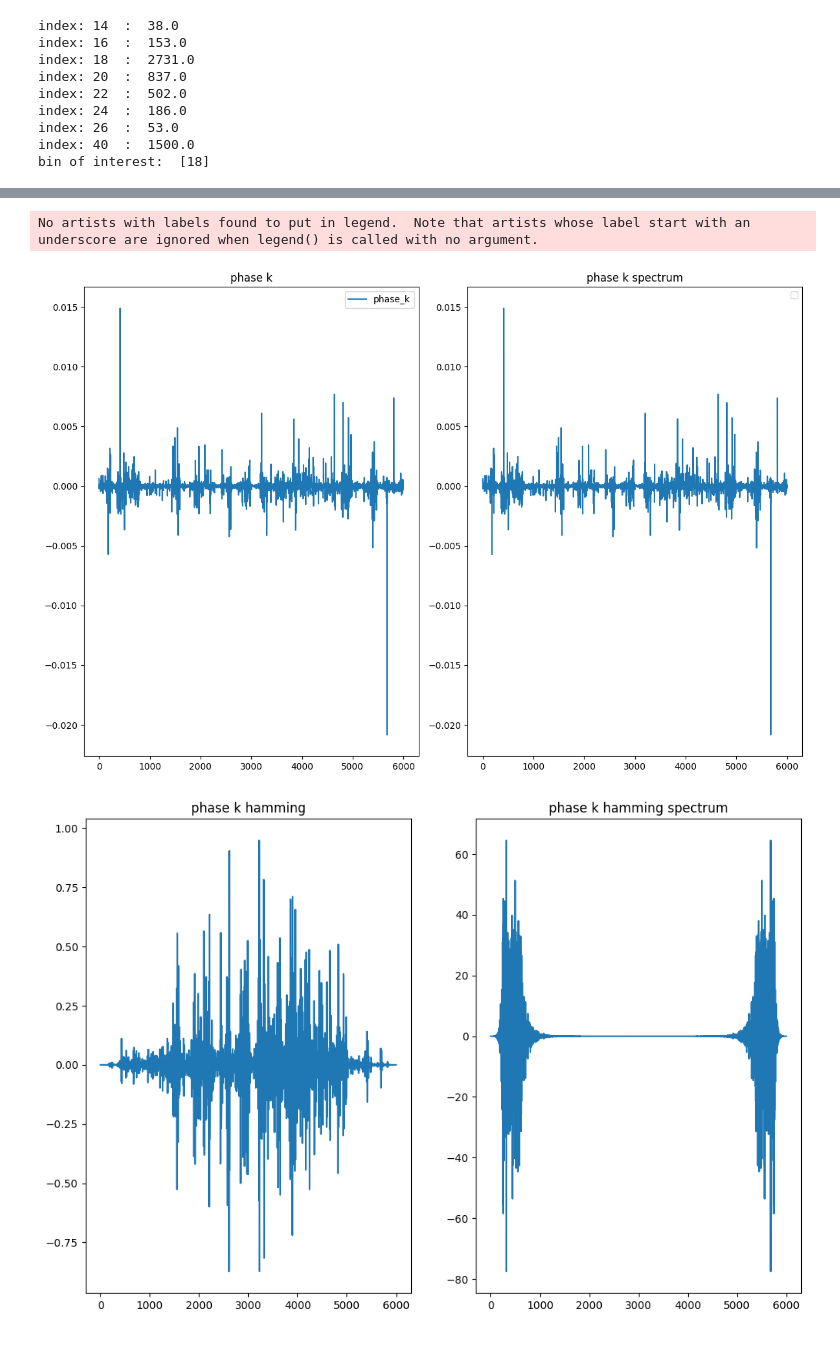
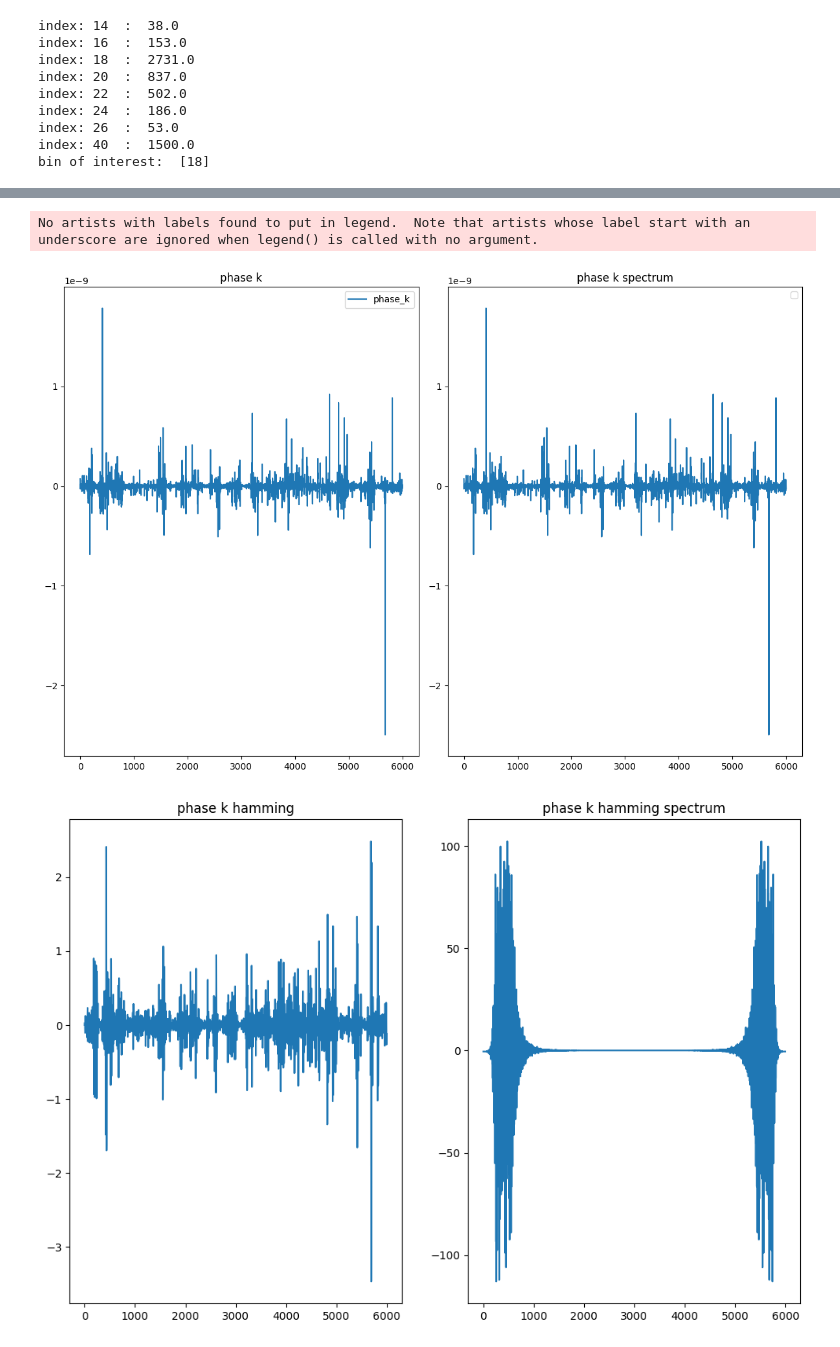
Before and after one commit to tqdinh/gensignal, a Jupyter notebook: EXTRACT_VITAL_SIGNAL_IN_FMCW_RADAR_9.ipynb, the cells around one changed output, grey strips where cells are left out. Cells and saved outputs as stored; diff of their text form; code cells hidden in the pictures.

```diff
--- a/EXTRACT_VITAL_SIGNAL_IN_FMCW_RADAR_9.ipynb
+++ b/EXTRACT_VITAL_SIGNAL_IN_FMCW_RADAR_9.ipynb
@@ -219,13 +219,13 @@ plt.plot(interested_bin_angle,label='phase')
 plt.title("phase")
 
 
-windowed_signal_phase_k_hanning = phase_k.flatten() * np.hanning(len(phase_k))
+windowed_signal_phase_k_hanning = phase_k.flatten()
 plt.subplot(4,1,3)
 plt.plot(windowed_signal_phase_k_hanning,label='hanning')
 plt.title("hanning")
 
 
-windowed_signal_phase_k_hamming = phase_k.flatten() * np.hanning(len(phase_k))
+windowed_signal_phase_k_hamming = phase_k.flatten()
 plt.subplot(4,1,4)
 plt.plot(windowed_signal_phase_k_hamming,label='hamming')
 plt.title("hamming")
@@ -306,3 +306,34 @@ plt.show()
+# %%
+def filter_signal (signal_to_filter ,_low_freq,_high_freq,_sampling_rate,_filter_order):
+    sampling_rate = _sampling_rate# Sampling rate of the input signal
+    low_freq = _low_freq  # Lower cutoff frequency of the bandpass filter
+    high_freq = _high_freq  # Upper cutoff frequency of the bandpass filter
+    filter_order = _filter_order # Order of the bandpass filter
+
+    # Compute the normalized cutoff frequencies
+    nyquist_freq = 0.5 * sampling_rate
+    low_norm = low_freq / nyquist_freq
+    high_norm = high_freq / nyquist_freq
+
+    # Design the bandpass filter
+    b, a = signal.butter(filter_order, [low_norm, high_norm], btype='band')
+
+    # Apply the bandpass filter to the input signal
+    signal_filtered = signal.lfilter(b, a, signal_to_filter)
+    return signal_filtered
+
+phase_k_filtered_diff =filter_signal(diff_phase_k,0.1,0.5,1200,4)
+
+
+
+fig, axes = plt.subplots(nrows=1, ncols=2, figsize=(12, 8))  # 1 row, 2 columns
+
+axes[0].set_title("phase k")
+axes[0].plot(phase_k_filtered_diff,label ='phase_k')
+
+axes[1].plot(np.fft.fft(phase_k_filtered_diff))
+axes[1].set_title("phase k spectrum")
+plt.show()
 # %%
 def filter_signal (signal_to_filter ,_low_freq,_high_freq,_sampling_rate,_filter_order):
     sampling_rate = _sampling_rate# Sampling rate of the input signal
@@ -375,37 +427,39 @@ def filter_signal (signal_to_filter ,_low_freq,_high_freq,_sampling_rate,_filter
     signal_filtered = signal.lfilter(b, a, signal_to_filter)
     return signal_filtered
 
-heart_phase_k_filtered =filter_signal(phase_k,0.8,2,1200/60,4)
+heart_phase_k_filtered =filter_signal(phase_k,0.8,2,1200,4)
 heart_windowed_signal_phase_k_hanning_filtered =filter_signal(windowed_signal_phase_k_hanning,0.8,2,1200/60,4)
 heart_diff_windowed_signal_phase_k_hanning_filtered =filter_signal(diff_windowed_signal_phase_k_hanning,0.8,2,1200/60,4)
 
 
 fig, axes = plt.subplots(nrows=1, ncols=2, figsize=(12, 8))  # 1 row, 2 columns
 axes[0].set_title("phase k")
 axes[0].plot(heart_phase_k_filtered,label ='phase_k')
 axes[0].legend()
 axes[1].plot(np.fft.fft(heart_phase_k_filtered))
 axes[1].set_title("phase k spectrum")
 axes[1].legend()
 plt.tight_layout()
 plt.show()
 
 fig, axes = plt.subplots(nrows=1, ncols=2, figsize=(12, 8))  # 1 row, 2 columns
 axes[0].plot(heart_windowed_signal_phase_k_hanning_filtered,label ='phase_k hamming')
 axes[0].set_title("phase k hamming")
 
 axes[1].plot(np.fft.fft(heart_windowed_signal_phase_k_hanning_filtered),label ='phase_k hamming')
 axes[1].set_title("phase k hamming spectrum")
 plt.show()
 
 fig, axes = plt.subplots(nrows=2, ncols=1, figsize=(12, 8))  # 1 row, 2 columns
 axes[0].plot(heart_diff_windowed_signal_phase_k_hanning_filtered,label ='phase_k diff')
 axes[0].set_title("diff phase k hamming")
 axes[1].plot(np.fft.fft(heart_diff_windowed_signal_phase_k_hanning_filtered),label ='phase_k diff')
 axes[1].set_title("diff phase k hamming spectrum")
 
 plt.show()
+
+plt.specgram(heart_diff_windowed_signal_phase_k_hanning_filtered, Fs=1200)
 # %% [output]
 No artists with labels found to put in legend.  Note that artists whose label start with an underscore are ignored when legend() is called with no argument.
-[figure, old version]
+[figure, new version]
-[figure, old version]
+[figure, new version]
```
Also changed, not shown: parts of 11 cells of this notebook, 8 other files.
